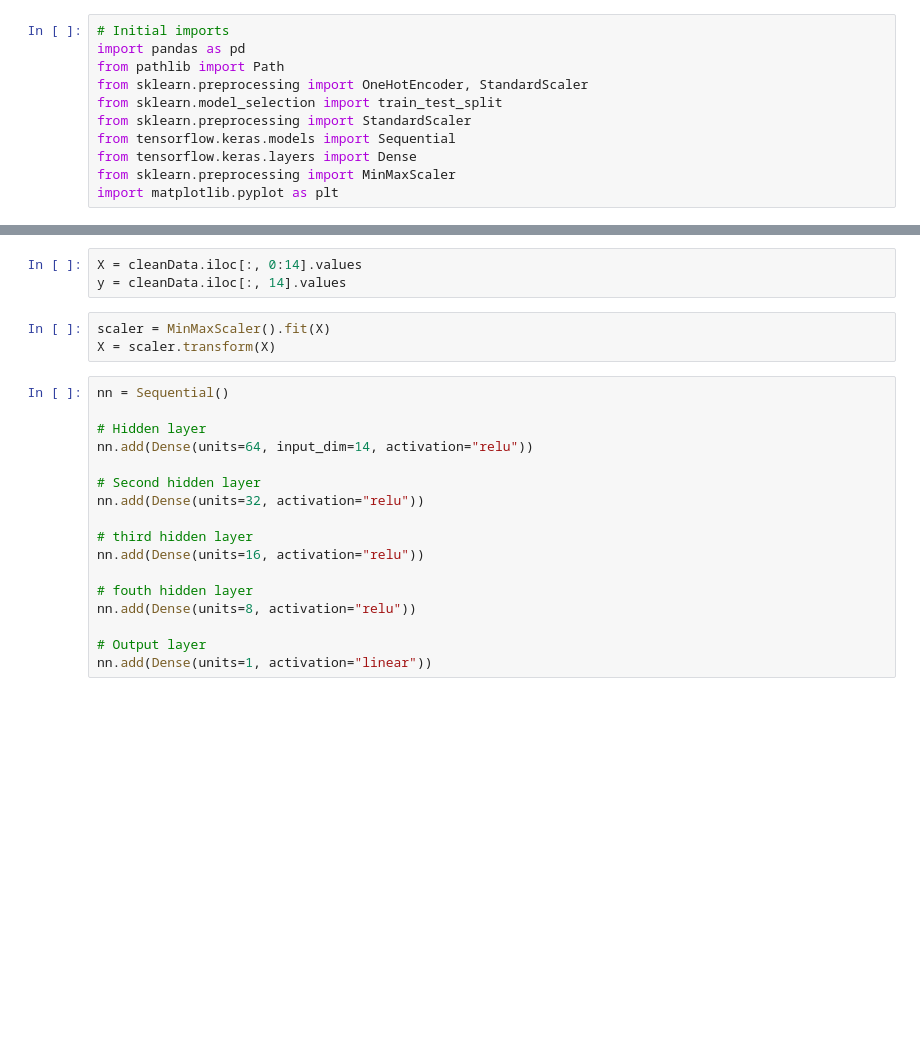
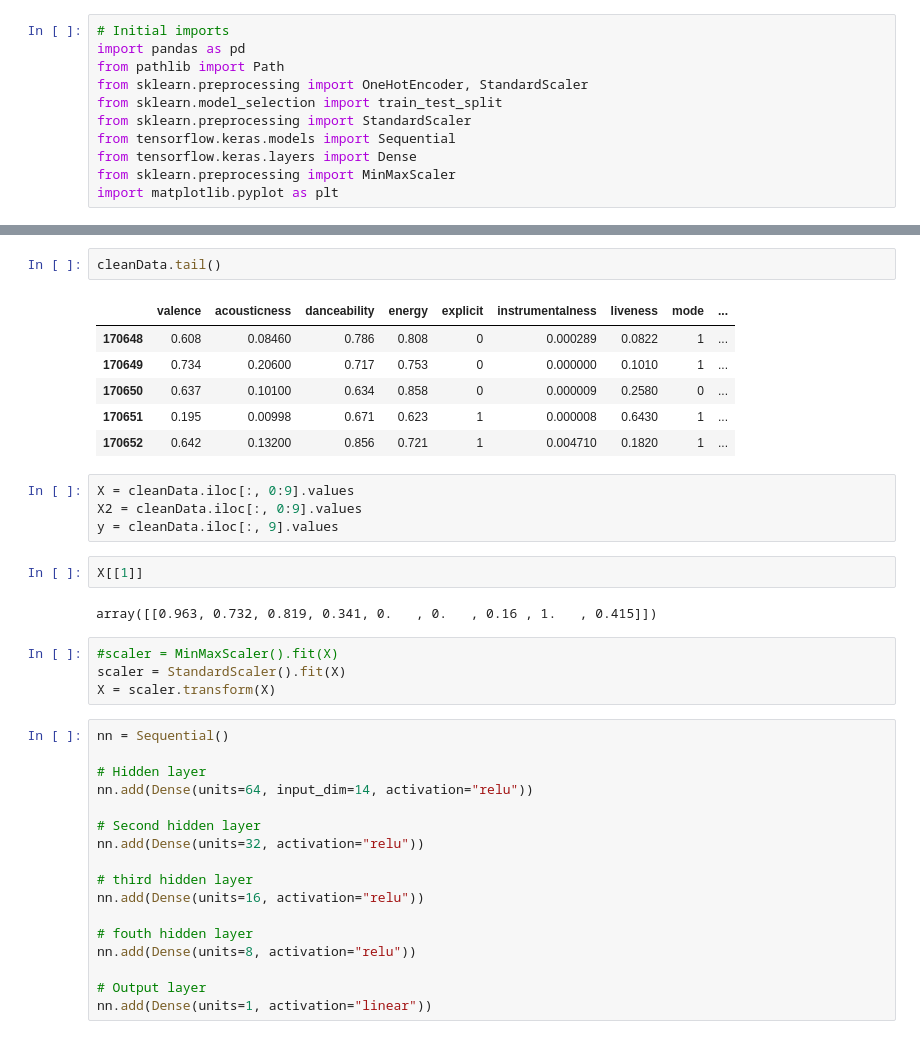
Before and after one commit to avignal1/Project2, a Jupyter notebook: Project2Colab.ipynb, the cells around one changed output, grey strips where cells are left out. Saved outputs shown, nothing was run; the diff lists cells and outputs as text; blank space fills up the shorter version.

```diff
--- a/Project2Colab.ipynb
+++ b/Project2Colab.ipynb
@@ -50,8 +50,23 @@ cleanData.head()
+# %%
+cleanData.tail()
+# %% [output]
+|  | valence | acousticness | danceability | energy | explicit | instrumentalness | liveness | mode | ... |
+| 170648 | 0.608 | 0.08460 | 0.786 | 0.808 | 0 | 0.000289 | 0.0822 | 1 | ... |
+| 170649 | 0.734 | 0.20600 | 0.717 | 0.753 | 0 | 0.000000 | 0.1010 | 1 | ... |
+| 170650 | 0.637 | 0.10100 | 0.634 | 0.858 | 0 | 0.000009 | 0.2580 | 0 | ... |
+| 170651 | 0.195 | 0.00998 | 0.671 | 0.623 | 1 | 0.000008 | 0.6430 | 1 | ... |
+| 170652 | 0.642 | 0.13200 | 0.856 | 0.721 | 1 | 0.004710 | 0.1820 | 1 | ... |
 # %%
-X = cleanData.iloc[:, 0:14].values
-y = cleanData.iloc[:, 14].values
+X = cleanData.iloc[:, 0:9].values
+X2 = cleanData.iloc[:, 0:9].values
+y = cleanData.iloc[:, 9].values
+# %%
+X[[1]]
+# %% [output]
+array([[0.963, 0.732, 0.819, 0.341, 0.   , 0.   , 0.16 , 1.   , 0.415]])
 # %%
-scaler = MinMaxScaler().fit(X)
+#scaler = MinMaxScaler().fit(X)
+scaler = StandardScaler().fit(X)
 X = scaler.transform(X)
 # %%
 nn = Sequential()
```
Also changed, not shown: parts of 19 cells of this notebook.
